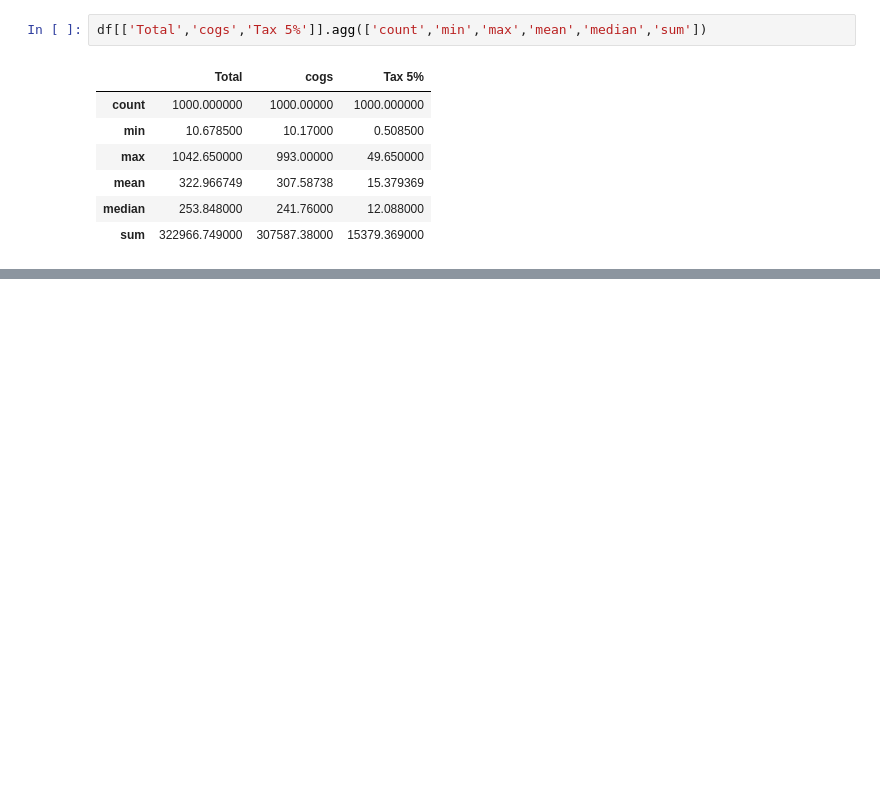
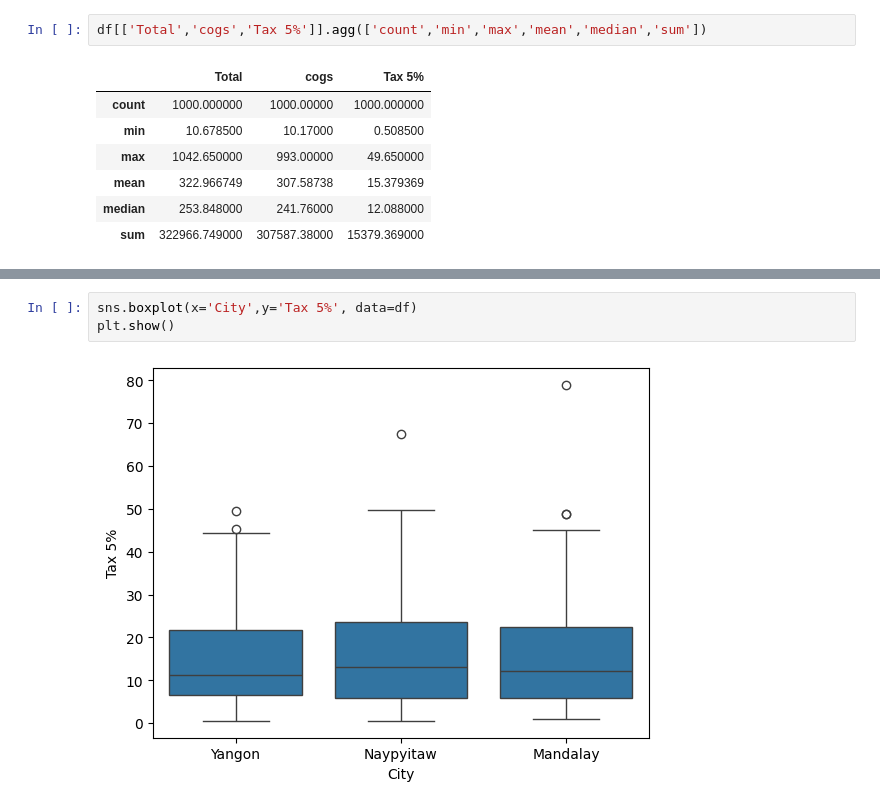
Before and after one commit to Yaminidhimann/PYTHON, a Jupyter notebook: aimll_1.ipynb, the cells around one changed output, grey strips where cells are left out. Drawn from its saved outputs; the diff is of its cells as text; blank space fills up the shorter version.

```diff
--- a/aimll_1.ipynb
+++ b/aimll_1.ipynb
@@ -268,0 +403,5 @@ df[['Total','cogs','Tax 5%']].agg(['count','min','max','mean','median','sum'])
+# %%
+sns.boxplot(x='City',y='Tax 5%', data=df)
+plt.show()
+# %% [output]
+[figure, added]
```
Also changed, not shown: parts of 17 cells of this notebook.
